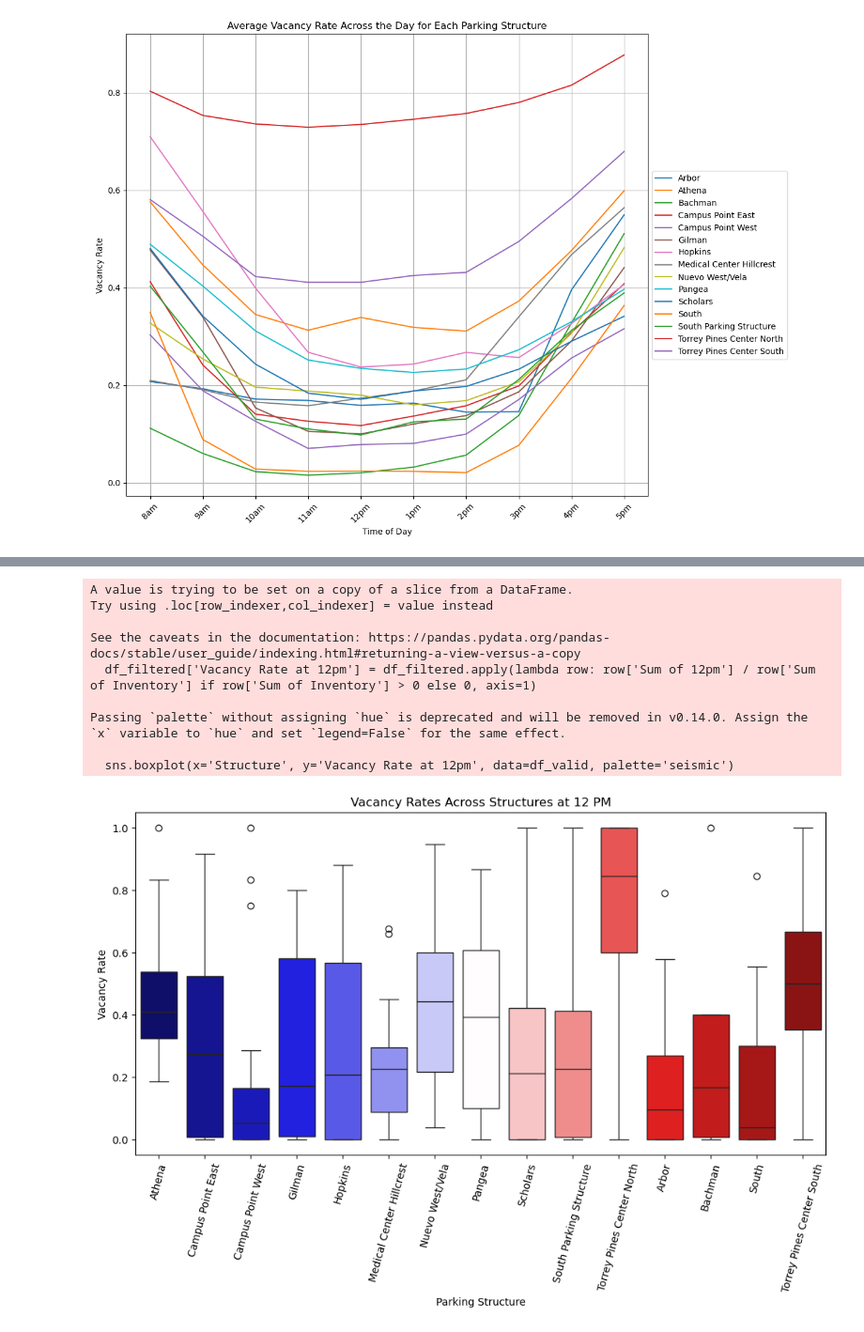
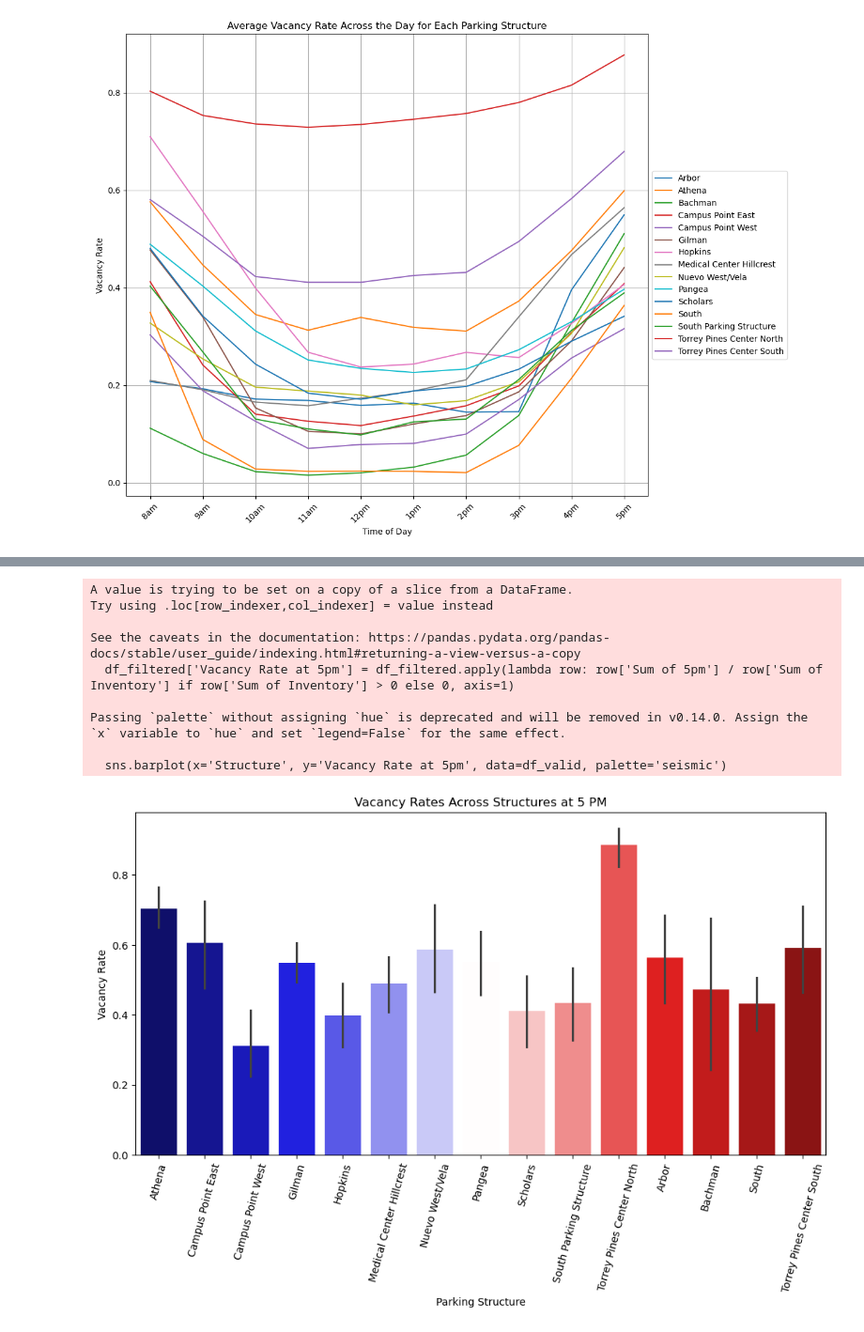
Before and after one commit to DanielJu0925/math189_project, a Jupyter notebook: data_process.ipynb, the cells around one changed output, grey strips where cells are left out. Shown at 94% size. Cells and saved outputs as stored; diff of their text form; code cells hidden in the pictures.

```diff
--- a/data_process.ipynb
+++ b/data_process.ipynb
@@ -191,29 +233,29 @@ plt.show()
 # %%
 df_filtered = df[~df['Structure'].str.endswith("Total") & df['Structure'].str.strip().astype(bool)]
 
-df_filtered['Vacancy Rate at 12pm'] = df_filtered.apply(lambda row: row['Sum of 12pm'] / row['Sum of Inventory'] if row['Sum of Inventory'] > 0 else 0, axis=1)
+df_filtered['Vacancy Rate at 5pm'] = df_filtered.apply(lambda row: row['Sum of 5pm'] / row['Sum of Inventory'] if row['Sum of Inventory'] > 0 else 0, axis=1)
 
-df_valid = df_filtered[df_filtered['Vacancy Rate at 12pm'].notnull()]
+df_valid = df_filtered[df_filtered['Vacancy Rate at 5pm'].notnull()]
 
 # Plotting the boxplot for occupancy rates at 8 am across structures
 plt.figure(figsize=(12, 6))
-sns.boxplot(x='Structure', y='Vacancy Rate at 12pm', data=df_valid, palette='seismic')
-plt.title('Vacancy Rates Across Structures at 12 PM')
+sns.barplot(x='Structure', y='Vacancy Rate at 5pm', data=df_valid, palette='seismic')
+plt.title('Vacancy Rates Across Structures at 5 PM')
 plt.xlabel('Parking Structure')
 plt.ylabel('Vacancy Rate')
 plt.xticks(rotation=75)
 plt.show()
 # %% [output]
 A value is trying to be set on a copy of a slice from a DataFrame.
 Try using .loc[row_indexer,col_indexer] = value instead
 
 See the caveats in the documentation: https://pandas.pydata.org/pandas-docs/stable/user_guide/indexing.html#returning-a-view-versus-a-copy
-  df_filtered['Vacancy Rate at 12pm'] = df_filtered.apply(lambda row: row['Sum of 12pm'] / row['Sum of Inventory'] if row['Sum of Inventory'] > 0 else 0, axis=1)
+  df_filtered['Vacancy Rate at 5pm'] = df_filtered.apply(lambda row: row['Sum of 5pm'] / row['Sum of Inventory'] if row['Sum of Inventory'] > 0 else 0, axis=1)
 
 Passing `palette` without assigning `hue` is deprecated and will be removed in v0.14.0. Assign the `x` variable to `hue` and set `legend=False` for the same effect.
 
-  sns.boxplot(x='Structure', y='Vacancy Rate at 12pm', data=df_valid, palette='seismic')
+  sns.barplot(x='Structure', y='Vacancy Rate at 5pm', data=df_valid, palette='seismic')
-[figure, old version]
+[figure, new version]
 # %%
 grouped_spots = df.groupby('SpaceType').agg({**{'Sum of ' + time: 'sum' for time in times}, 'Sum of Inventory': 'sum'}).reset_index()
 
```
Also changed, not shown: parts of 6 cells of this notebook.
